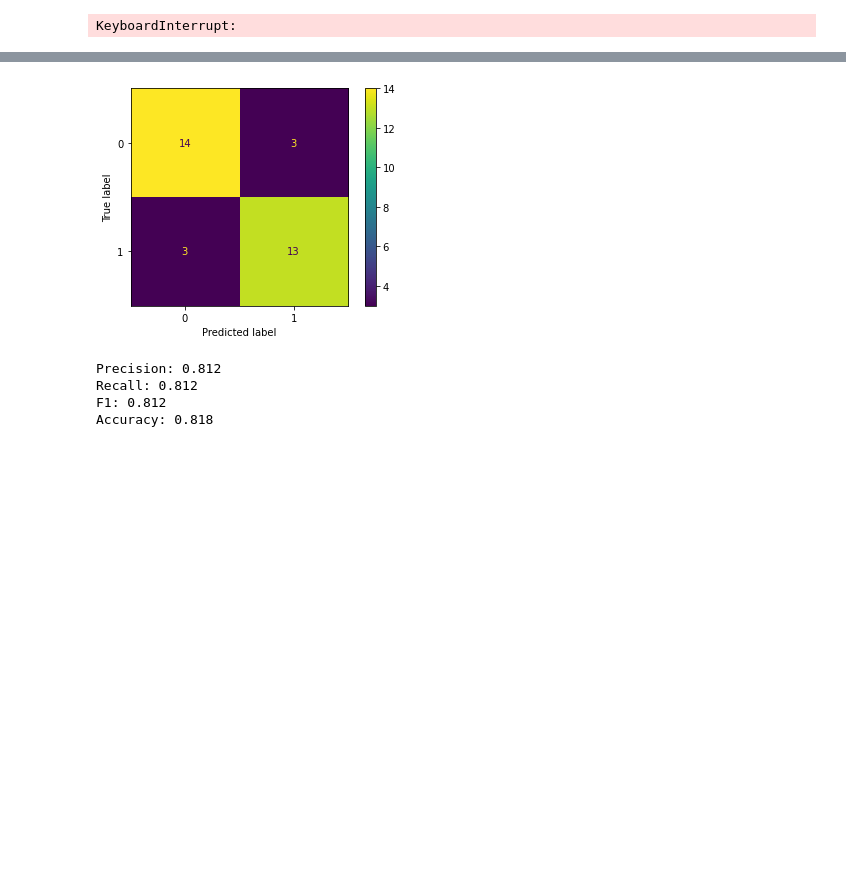
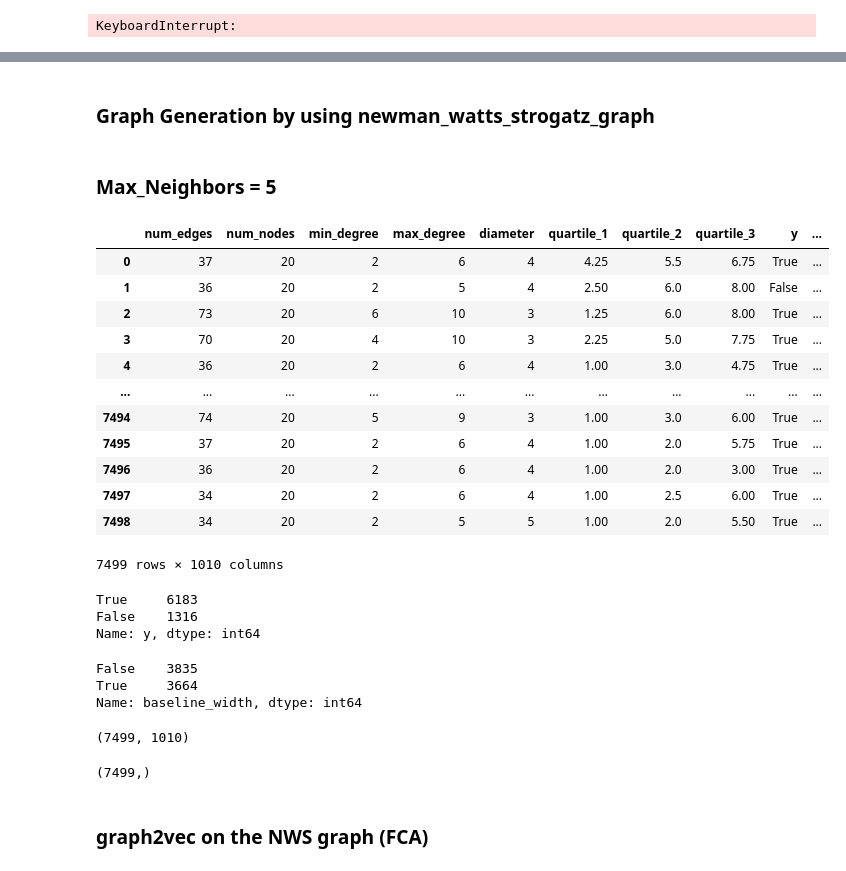
Before and after one commit to BryaneX455/reu2022, a Jupyter notebook: FCA Model/FCA_SpectralEmbedding.ipynb, the cells around one changed output, grey strips where cells are left out. Cells and saved outputs as stored; diff of their text form; code cells hidden in the pictures; blank space fills up the shorter version.

```diff
--- a/FCA Model/FCA_SpectralEmbedding.ipynb
+++ b/FCA Model/FCA_SpectralEmbedding.ipynb
@@ -461,18 +338,2 @@ df_g2v = pd.DataFrame(embed)
-# %%
-X_resampled, y_resampled = sampler.fit_resample(df_g2v, y)
-
-X_train, X_test, y_train, y_test = train_test_split(X_resampled, y_resampled,
-                                                        test_size = 0.25,
-                                                        stratify = y_resampled)
-
-
-clf = rf(max_depth=5, max_features="log2")
-clf.fit(X_train, y_train)
-y_pred = clf.predict(X_test)
-model_metrics(clf, y_test, y_pred)
-# %% [output]
-[figure, removed]
-Precision: 0.812
-Recall: 0.812
-F1: 0.812
-Accuracy: 0.818
+# %% [markdown]
+### Graph Generation by using newman_watts_strogatz_graph
@@ -478,0 +403,2 @@ Accuracy: 0.818
+# %% [markdown]
+### Max_Neighbors = 5
@@ -478,0 +415,40 @@ Accuracy: 0.818
+# %%
+df = pd.read_csv("max_neighbors=5.csv")
+df
+# %% [output]
+|  | num_edges | num_nodes | min_degree | max_degree | diameter | quartile_1 | quartile_2 | quartile_3 | y | ... |
+| 0 | 37 | 20 | 2 | 6 | 4 | 4.25 | 5.5 | 6.75 | True | ... |
+| 1 | 36 | 20 | 2 | 5 | 4 | 2.50 | 6.0 | 8.00 | False | ... |
+| 2 | 73 | 20 | 6 | 10 | 3 | 1.25 | 6.0 | 8.00 | True | ... |
+| 3 | 70 | 20 | 4 | 10 | 3 | 2.25 | 5.0 | 7.75 | True | ... |
+| 4 | 36 | 20 | 2 | 6 | 4 | 1.00 | 3.0 | 4.75 | True | ... |
+| ... | ... | ... | ... | ... | ... | ... | ... | ... | ... | ... |
+| 7494 | 74 | 20 | 5 | 9 | 3 | 1.00 | 3.0 | 6.00 | True | ... |
+| 7495 | 37 | 20 | 2 | 6 | 4 | 1.00 | 2.0 | 5.75 | True | ... |
+| 7496 | 36 | 20 | 2 | 6 | 4 | 1.00 | 2.0 | 3.00 | True | ... |
+| 7497 | 34 | 20 | 2 | 6 | 4 | 1.00 | 2.5 | 6.00 | True | ... |
+| 7498 | 34 | 20 | 2 | 5 | 5 | 1.00 | 2.0 | 5.50 | True | ... |
+7499 rows × 1010 columns
+# %%
+df.y.value_counts()
+# %% [output]
+True     6183
+False    1316
+Name: y, dtype: int64
+# %%
+df.baseline_width.value_counts()
+# %% [output]
+False    3835
+True     3664
+Name: baseline_width, dtype: int64
+# %%
+df.shape
+# %% [output]
+(7499, 1010)
+# %%
+y = df.y.astype('int')
+y.shape
+# %% [output]
+(7499,)
+# %% [markdown]
+### graph2vec on the NWS graph (FCA)
```
Also changed, not shown: parts of 49 cells of this notebook.
